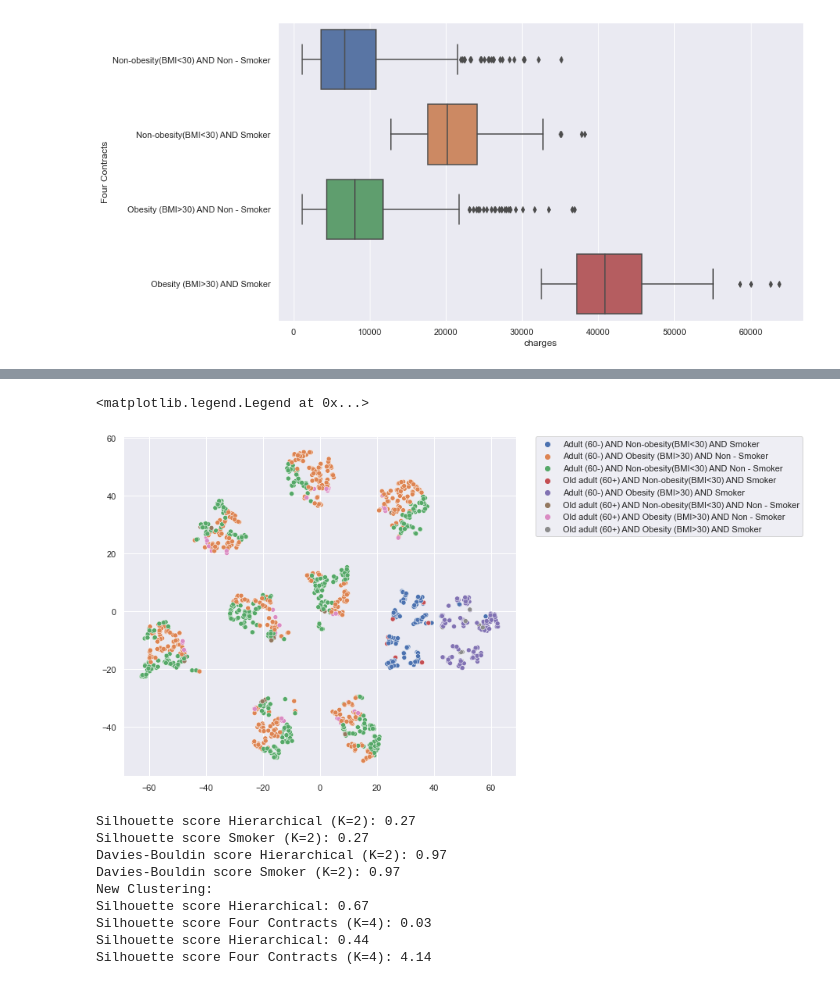
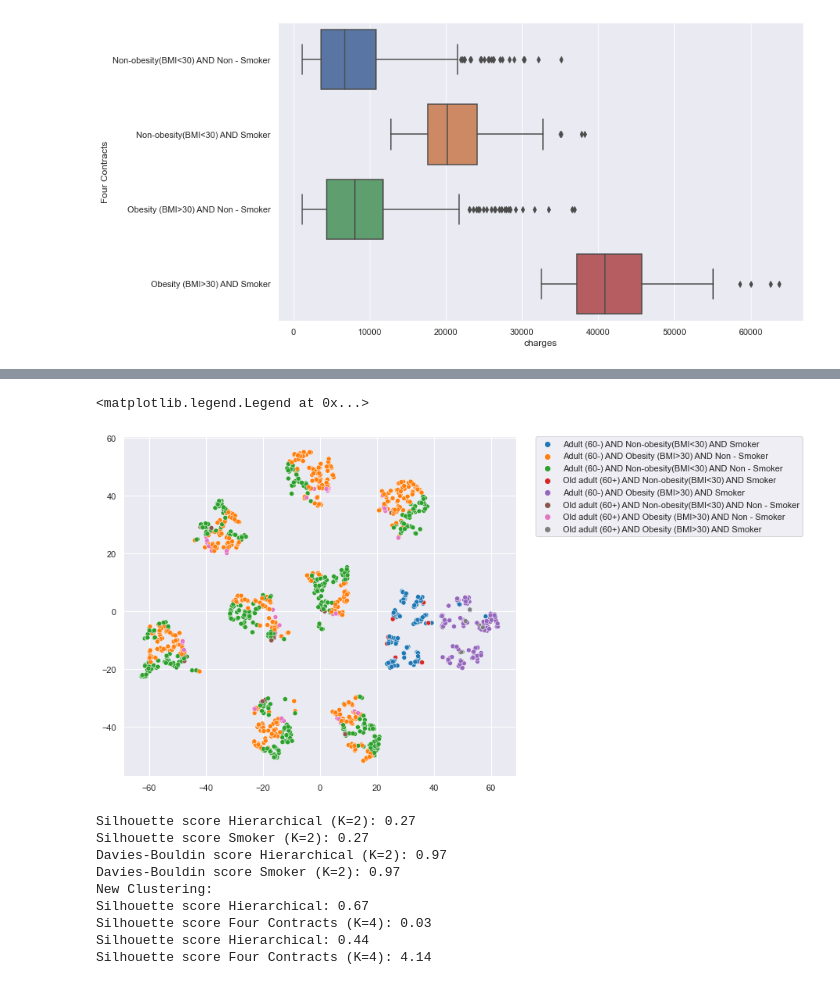
Before and after one commit to renatoquiliche/Insurance-Mathematics-Economics-ADR, a Jupyter notebook: Scripts/Python Code/Clustering_partitions_interpretation.ipynb, the cells around one changed output, grey strips where cells are left out. Saved outputs shown, nothing was run; the diff lists cells and outputs as text; code cells hidden in the pictures.

```diff
--- a/Scripts/Python Code/Clustering_partitions_interpretation.ipynb
+++ b/Scripts/Python Code/Clustering_partitions_interpretation.ipynb
@@ -316,11 +316,11 @@ plt.legend(bbox_to_anchor=(1.05, 1), loc=2, borderaxespad=0.)
 # %%
 plt.figure(figsize=(9,8))
 sns.scatterplot(x=vecs_list_tsne[:,0],y=vecs_list_tsne[:,1],
-                hue=input_simulation['Multiple Contracts'],alpha=1)
+                hue=input_simulation['MultipleContracts'],alpha=1, palette='tab10')
 plt.legend(bbox_to_anchor=(1.05, 1), loc=2, borderaxespad=0.)
 # %% [output]
 <matplotlib.legend.Legend at 0x...>
-[figure, old version]
+[figure, new version]
 # %%
 from sklearn.preprocessing import OrdinalEncoder
 
```
Also changed, not shown: parts of 8 cells of this notebook, 5 other files.
